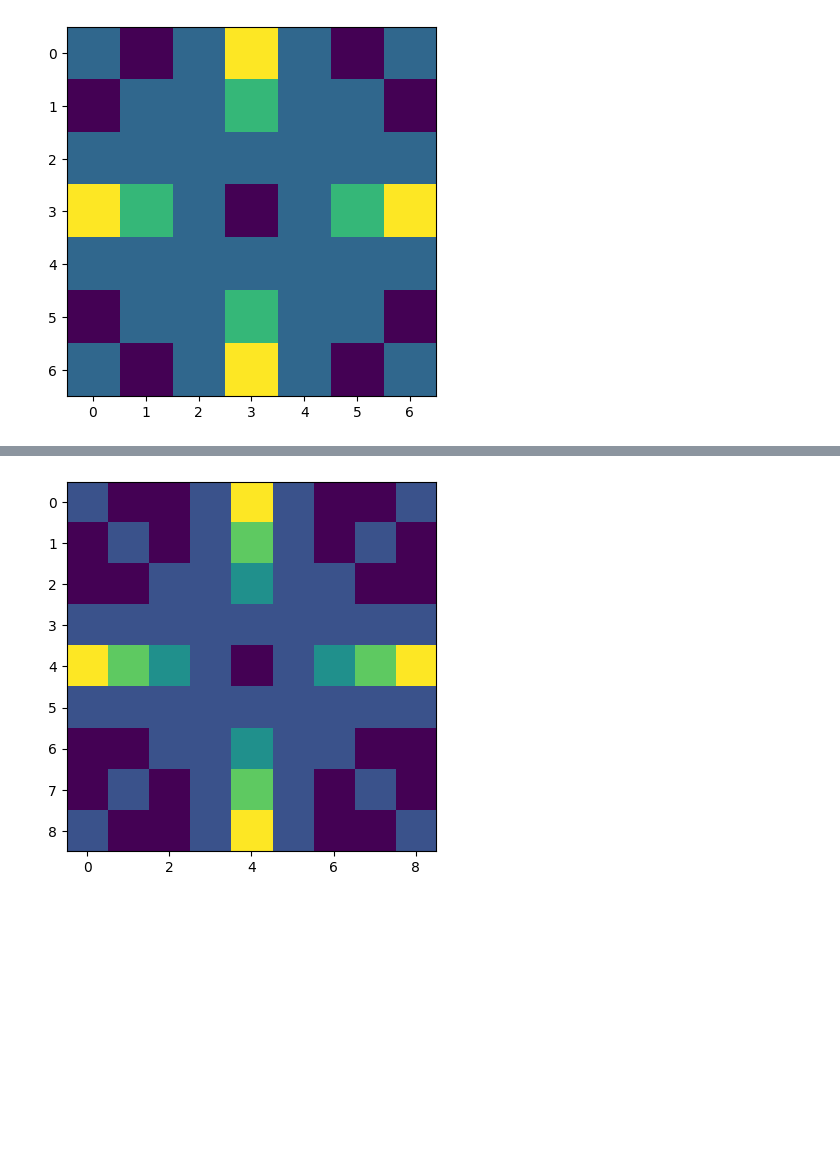
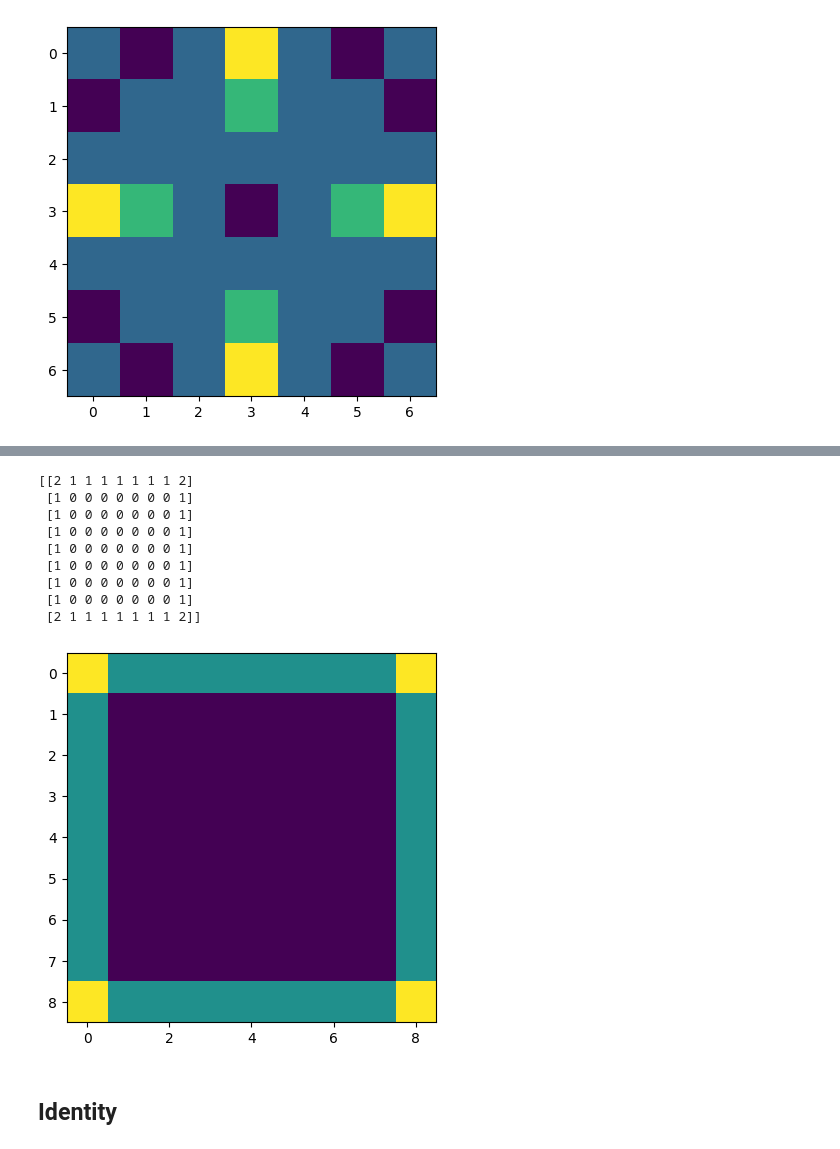
Before and after one commit to tt5/p-sandpile, a Jupyter notebook: sandpile1.ipynb, the cells around one changed output, grey strips where cells are left out. Saved outputs shown, nothing was run; the diff lists cells and outputs as text; code cells hidden in the pictures; blank space fills up the shorter version.

Commit message:
identity

```diff
--- a/sandpile1.ipynb
+++ b/sandpile1.ipynb
@@ -61,11 +63,23 @@ plt.imshow(mh, interpolation='nearest');plt.show()
 # %%
-mb1 = np.array([[1,0,0,1],[0,1,0,1],[0,0,1,1],[1,1,1,1 ]])
+mb1 = np.array([[2,1,1,1],[1,0,0,0],[1,0,0,0],[1,0,0,0]])
 mb2 = np.flip(np.rot90(mb1))
-linebN = np.array([x for x in range(4, 0, -1)]).reshape(4,1)
+linebN = np.array([1]+[0 for x in range(3, 0, -1)]).reshape(4,1)
 mbh = np.concatenate((mb1,linebN,mb2), axis=1)
-lineS = np.array([x for x in range(4, 0, -1)]+[0]+[x+1 for x in range(4)]).reshape(1,9)
+lineS = np.array([1]+[0 for x in range(3, 0, -1)]+[0]+[0 for x in range(3)]+[1]).reshape(1,9)
 
 mbh = np.concatenate((mbh,lineS, np.flip(mbh)), axis=0)
+print(mbh)
 plt.imshow(mbh, interpolation='nearest');plt.show()
 # %% [output]
+[[2 1 1 1 1 1 1 1 2]
+ [1 0 0 0 0 0 0 0 1]
+ [1 0 0 0 0 0 0 0 1]
+ [1 0 0 0 0 0 0 0 1]
+ [1 0 0 0 0 0 0 0 1]
+ [1 0 0 0 0 0 0 0 1]
+ [1 0 0 0 0 0 0 0 1]
+ [1 0 0 0 0 0 0 0 1]
+ [2 1 1 1 1 1 1 1 2]]
-[figure, old version]
+[figure, new version]
+# %% [markdown]
+## Identity
```
Also changed, not shown: parts of 4 cells of this notebook.
